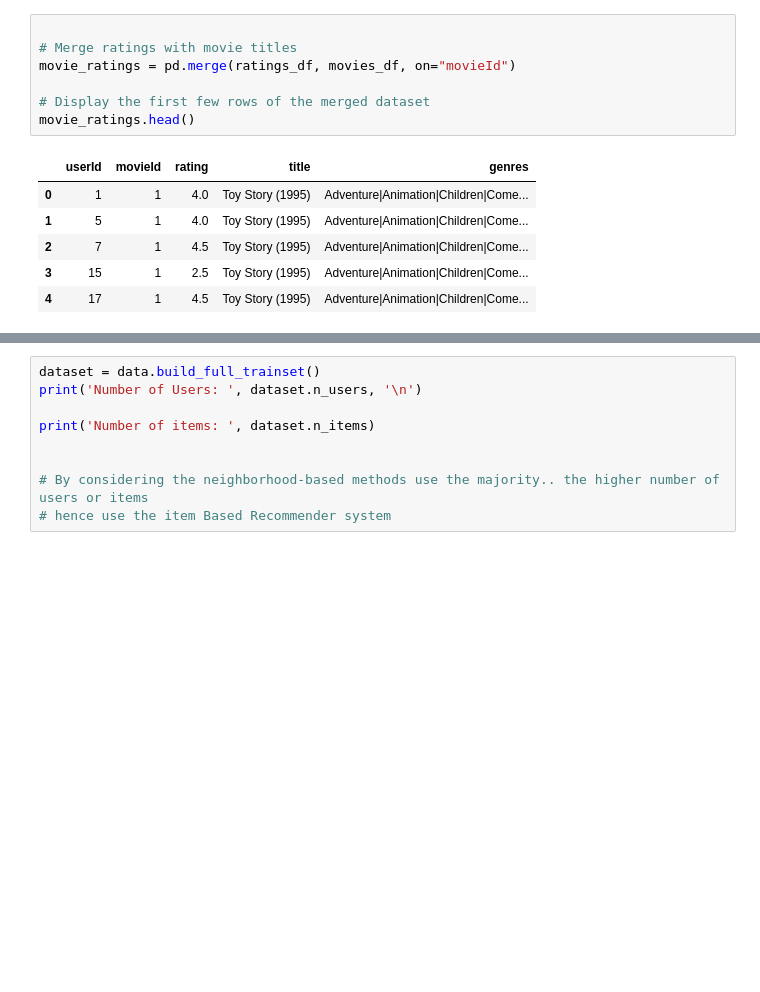
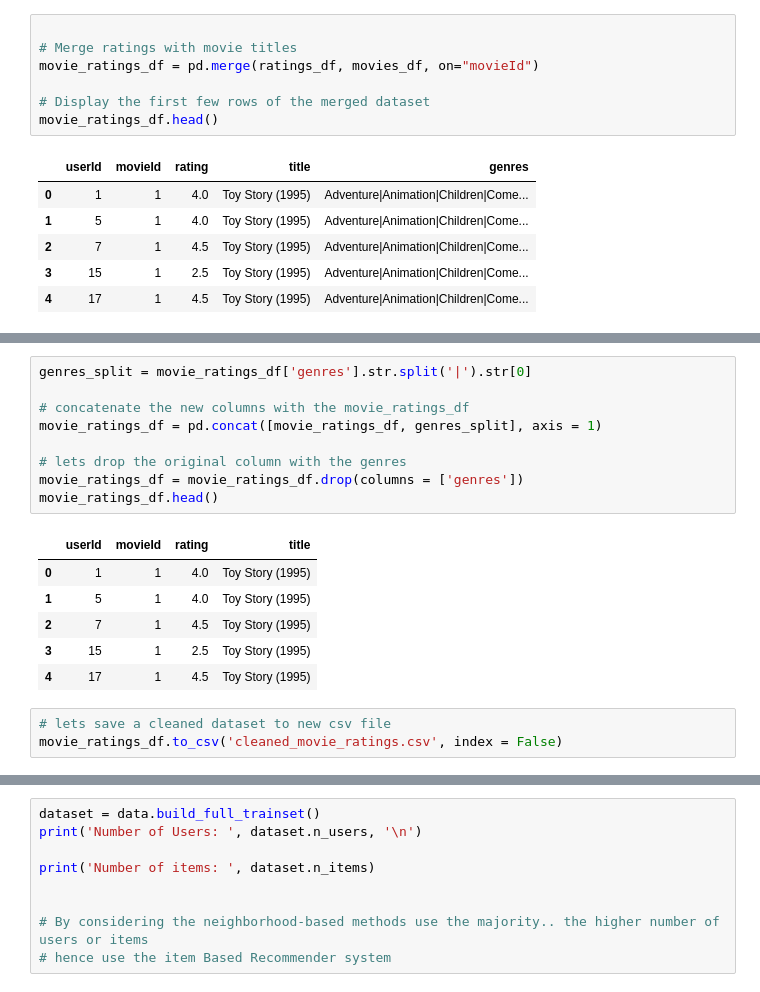
Before and after one commit to mikabenson/movie-recommender-system, a Jupyter notebook: phase4_project.ipynb, the cells around one changed output, grey strips where cells are left out. Cells and saved outputs as stored; diff of their text form; blank space fills up the shorter version.

```diff
--- a/phase4_project.ipynb
+++ b/phase4_project.ipynb
@@ -43,10 +68,10 @@ movies_df.head()
 # %%
 
 # Merge ratings with movie titles
-movie_ratings = pd.merge(ratings_df, movies_df, on="movieId")
+movie_ratings_df = pd.merge(ratings_df, movies_df, on="movieId")
 
 # Display the first few rows of the merged dataset
-movie_ratings.head()
+movie_ratings_df.head()
 # %% [output]
 |  | userId | movieId | rating | title | genres |
 | 0 | 1 | 1 | 4.0 | Toy Story (1995) | Adventure|Animation|Children|Come... |
@@ -65,0 +118,19 @@ dtype: int64
+# %%
+genres_split = movie_ratings_df['genres'].str.split('|').str[0]
+
+# concatenate the new columns with the movie_ratings_df
+movie_ratings_df = pd.concat([movie_ratings_df, genres_split], axis = 1)
+
+# lets drop the original column with the genres
+movie_ratings_df = movie_ratings_df.drop(columns = ['genres'])
+movie_ratings_df.head()
+# %% [output]
+|  | userId | movieId | rating | title |
+| 0 | 1 | 1 | 4.0 | Toy Story (1995) |
+| 1 | 5 | 1 | 4.0 | Toy Story (1995) |
+| 2 | 7 | 1 | 4.5 | Toy Story (1995) |
+| 3 | 15 | 1 | 2.5 | Toy Story (1995) |
+| 4 | 17 | 1 | 4.5 | Toy Story (1995) |
+# %%
+# lets save a cleaned dataset to new csv file
+movie_ratings_df.to_csv('cleaned_movie_ratings.csv', index = False)
```
Also changed, not shown: parts of 49 cells of this notebook, 2 other files.
